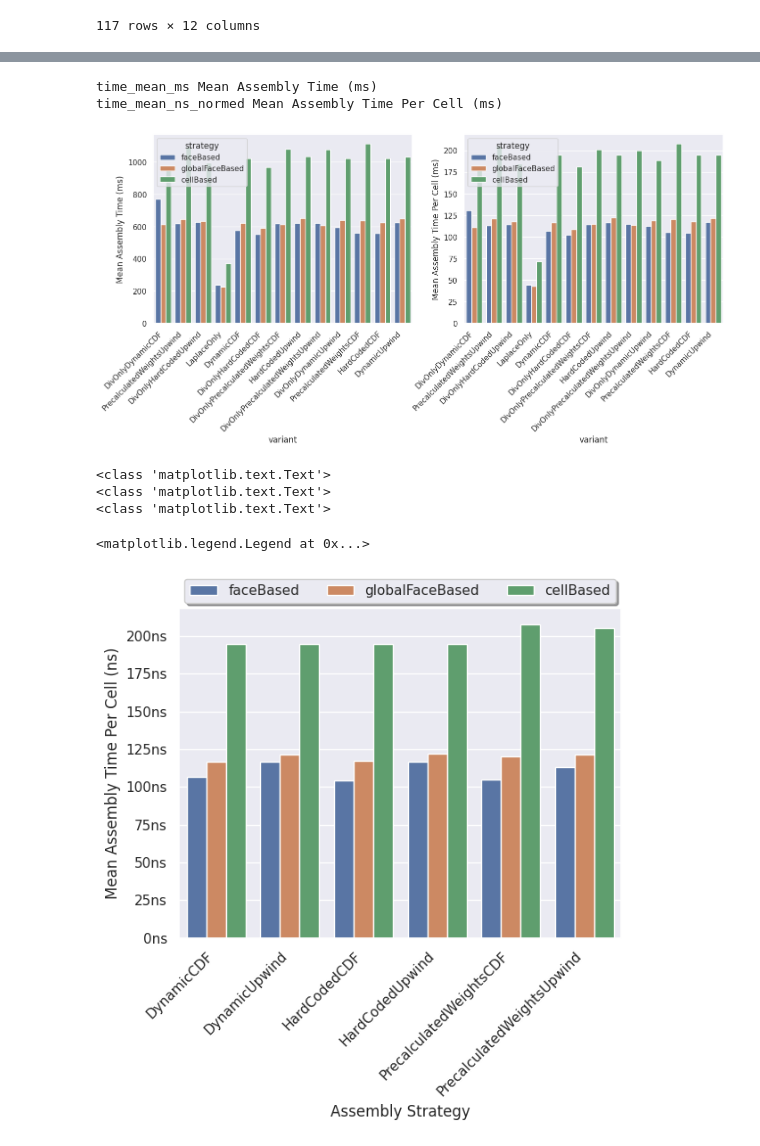
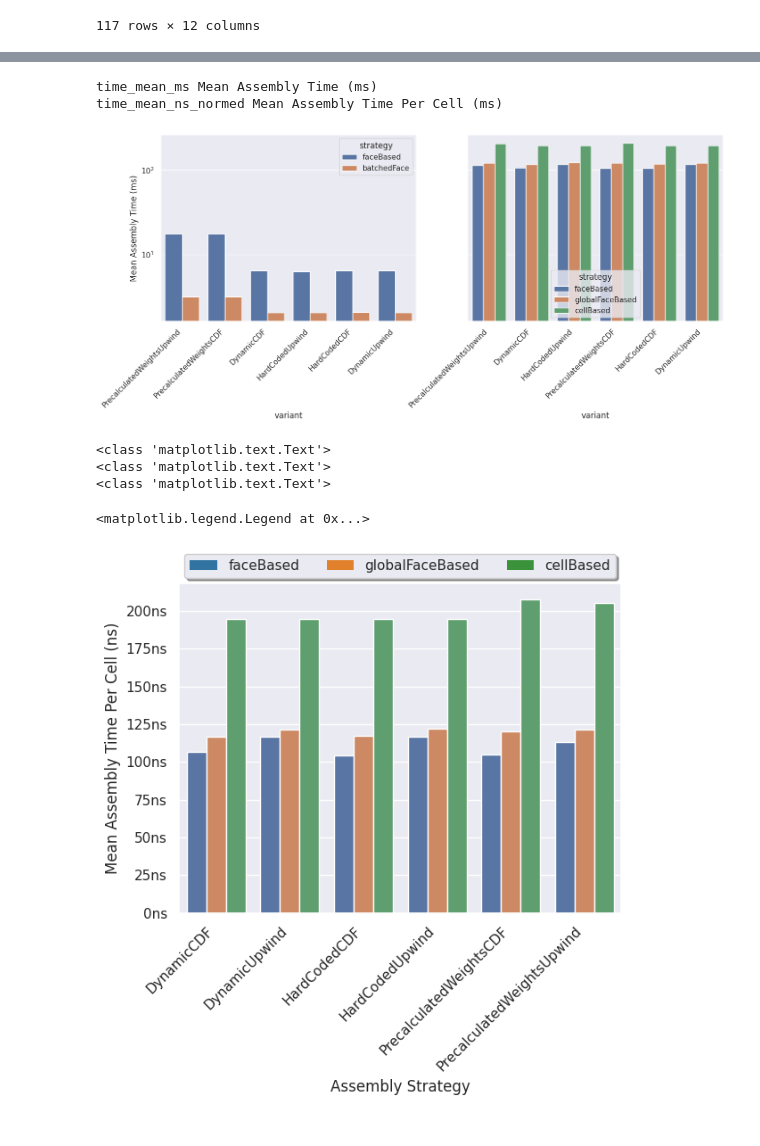
Before and after one commit to lupeterm/FVM-Prototyping, a Jupyter notebook: notebook_new.ipynb, the cells around one changed output, grey strips where cells are left out. Drawn from its saved outputs; the diff is of its cells as text; code cells hidden in the pictures.

```diff
--- a/notebook_new.ipynb
+++ b/notebook_new.ipynb
@@ -17,5 +17,6 @@ all["time_mean_ns_normed"] = normd
 df = all[all["cpu"]]
 gpu_df = all[~all["cpu"]]
 filtered = df[~df["variant"].str.contains("Only")]
+gpufiltered = gpu_df[~gpu_df["variant"].str.contains("Only")]
 sorted_variants = sorted(df["variant"].unique())
 sorted_variants_filtered = sorted(filtered["variant"].unique())
@@ -140,23 +157,27 @@ add_yticks_suffix(axes.flat[1], "ns")
 # %%
-fig, axes = plt.subplots(1,2, figsize=(15, 5))
+fig, axes = plt.subplots(1,2, figsize=(15, 5), sharey=True)
 
 for i, ax in enumerate(axes.flat):
     y = "time_mean_ms" if i == 0 else "time_mean_ns_normed"
     yl = "Mean Assembly Time (ms)" if i == 0 else "Mean Assembly Time Per Cell (ms)"
     print(y,yl)
-    p =  sb.barplot(df, ax=ax, x="variant", y=y, hue="strategy", errorbar=None)
+    if i == 1:
+        p =  sb.barplot(filtered, ax=ax, x="variant", y=y, hue="strategy", errorbar=None)
+    else :
+        p =  sb.barplot(gpufiltered, ax=ax, x="variant", y=y, hue="strategy", errorbar=None)
+    p.set_yscale("log")
     p.set(
         ylabel=yl,
     )
 
     p.set_xticklabels(p.get_xticklabels(),
                             rotation=45,
                             horizontalalignment='right'
     )
 # %% [output]
 time_mean_ms Mean Assembly Time (ms)
 time_mean_ns_normed Mean Assembly Time Per Cell (ms)
-[figure, old version]
+[figure, new version]
 # %%
 sb.set_theme()
 fig, ax= plt.subplots()
@@ -188,7 +209,7 @@ plt.legend(handles, labels, loc="upper center", bbox_to_anchor = (0.5,1.11),ncol
 <class 'matplotlib.text.Text'>
 <class 'matplotlib.text.Text'>
 <matplotlib.legend.Legend at 0x...>
-[figure, old version]
+[figure, new version]
 # %%
 gpu_df
 # %% [output]
```
Also changed, not shown: parts of 12 cells of this notebook, 5 other files.
